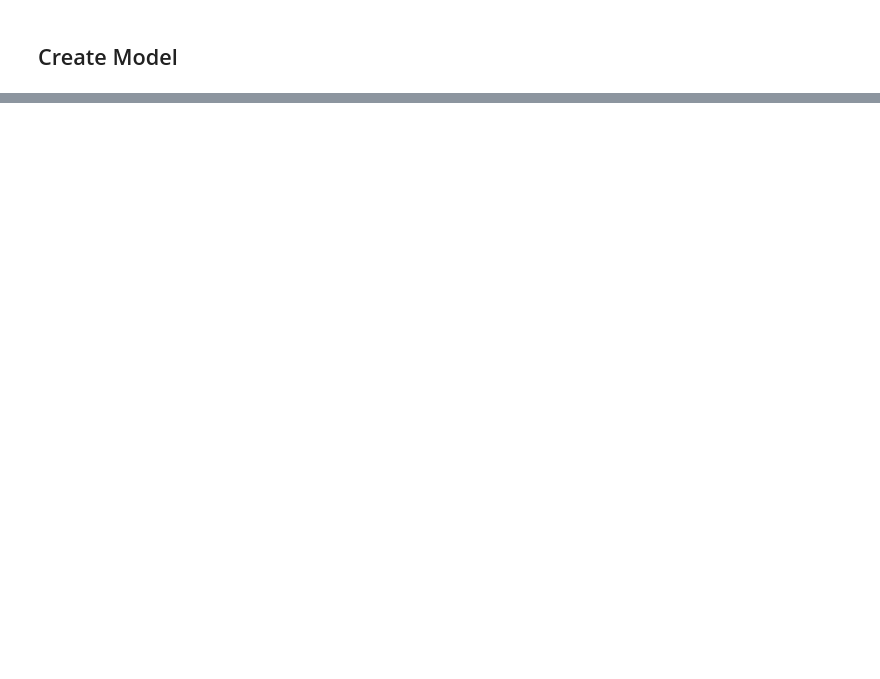
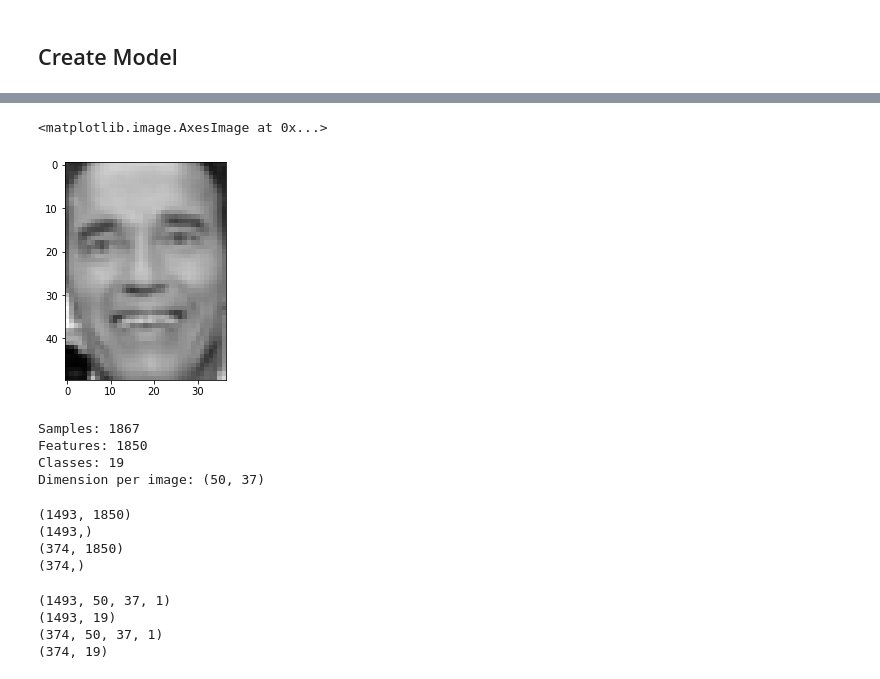
Before and after one commit to SergioCuencaNunez/TFG.-Reconocimiento-Facial, a Jupyter notebook: models/cnn_model.ipynb, the cells around one changed output, grey strips where cells are left out. Saved outputs shown, nothing was run; the diff lists cells and outputs as text; code cells hidden in the pictures; blank space fills up the shorter version.

Commit message:
add funnel TRUE

```diff
--- a/models/cnn_model.ipynb
+++ b/models/cnn_model.ipynb
@@ -175,0 +200,29 @@ plt.show()
+# %%
+data2=fetch_lfw_people(resize=0.4,min_faces_per_person=40,funneled=True)
+# %%
+X2=data2["data"]
+Y2=data2["target"]
+images2=data2["images"]
+target_name2=data2["target_names"]
+# %%
+target2=list(target_name2).index("Arnold Schwarzenegger")
+indexes2=np.where(Y2 == target2)
+plt.imshow(images2[indexes2[0][0],:,:],cmap="gray")
+# %% [output]
+<matplotlib.image.AxesImage at 0x...>
+[figure, added]
+# %%
+_,W2,H2=images2.shape
+features2 = X2.shape[1]
+m2 = X2.shape[0]
+classes2 = target_name2.shape[0]
+
+print("Samples:",m2)
+print("Features:",features2)
+print("Classes:",classes2)
+print("Dimension per image:",(W2,H2))
+# %% [output]
+Samples: 1867
+Features: 1850
+Classes: 19
+Dimension per image: (50, 37)
@@ -175,0 +242,10 @@ plt.show()
+# %%
+print(training_data_X2.shape)
+print(training_data_Y2.shape)
+print(testing_data_X2.shape)
+print(testing_data_Y2.shape)
+# %% [output]
+(1493, 1850)
+(1493,)
+(374, 1850)
+(374,)
@@ -175,0 +277,10 @@ plt.show()
+# %%
+print(training_data_X2.shape)
+print(training_data_Y2.shape)
+print(testing_data_X2.shape)
+print(testing_data_Y2.shape)
+# %% [output]
+(1493, 50, 37, 1)
+(1493, 19)
+(374, 50, 37, 1)
+(374, 19)
```
Also changed, not shown: parts of 13 cells of this notebook.
